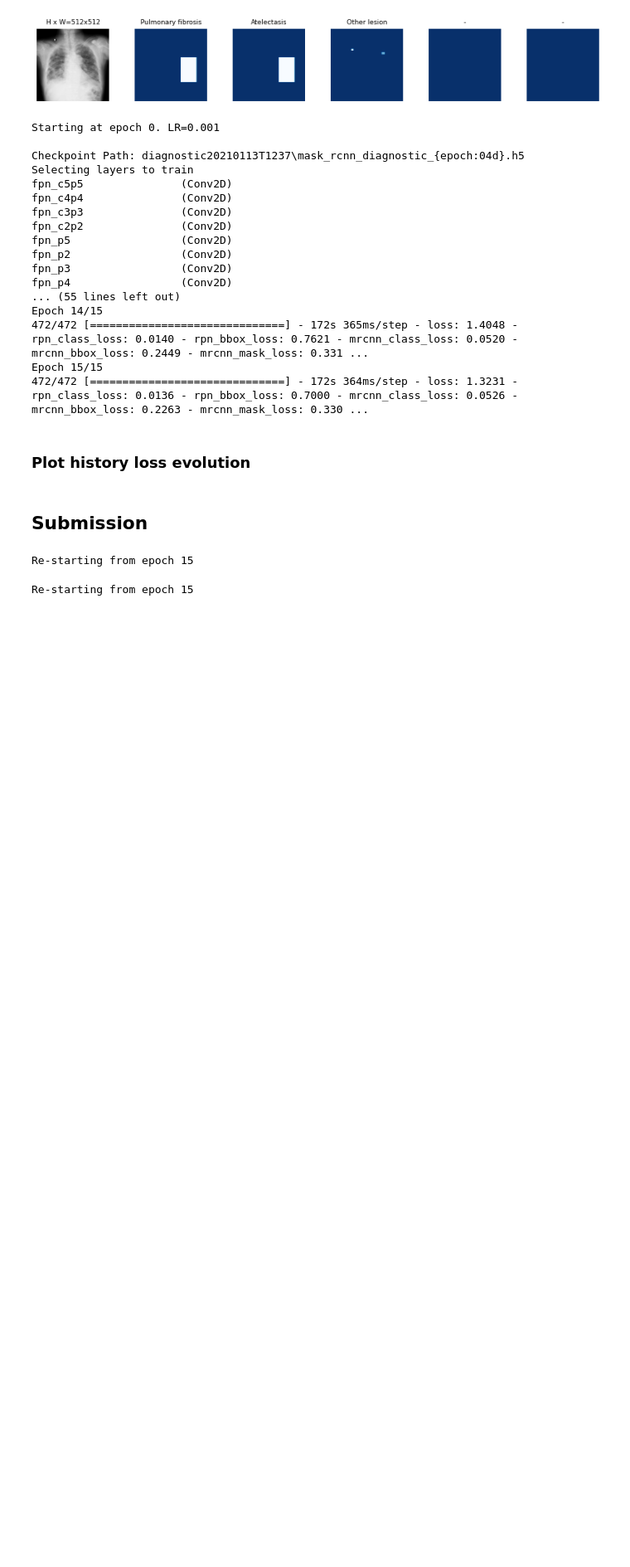
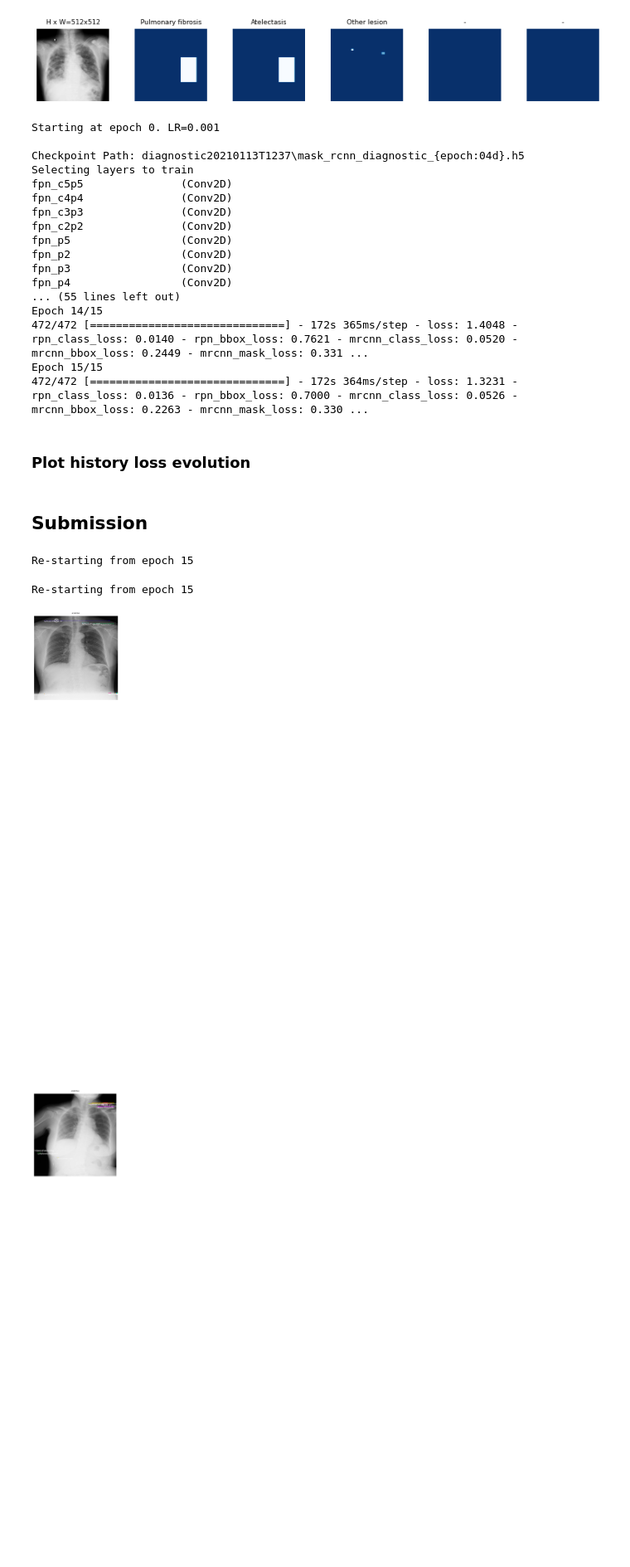
Before and after one commit to daitranskku/chest_x_ray_abnormalities_detection, a Jupyter notebook: MaskRCNN_implementation/training.ipynb, the cells around one changed output. Shown at 83% size. Saved outputs shown, nothing was run; the diff lists cells and outputs as text; code cells hidden in the pictures; blank space fills up the shorter version.

```diff
--- a/MaskRCNN_implementation/training.ipynb
+++ b/MaskRCNN_implementation/training.ipynb
@@ -377,8 +377,11 @@ def find_anomalies(dicom_image, display=False):
     return rois, r['class_ids'], r['scores']
 # %%
 image_size=512
-test_file_list = os.listdir(TEST_DIR)[150:200]
+test_file_list = os.listdir(TEST_DIR)[1:10]
 
 for test_file in test_file_list:
     dicom_image = dicom2array(TEST_DIR + '/' + test_file)
     find_anomalies(dicom_image, display=True)
+# %% [output]
+[figure, added]
+[figure, added]
```
Also changed, not shown: parts of 1 cell of this notebook.
